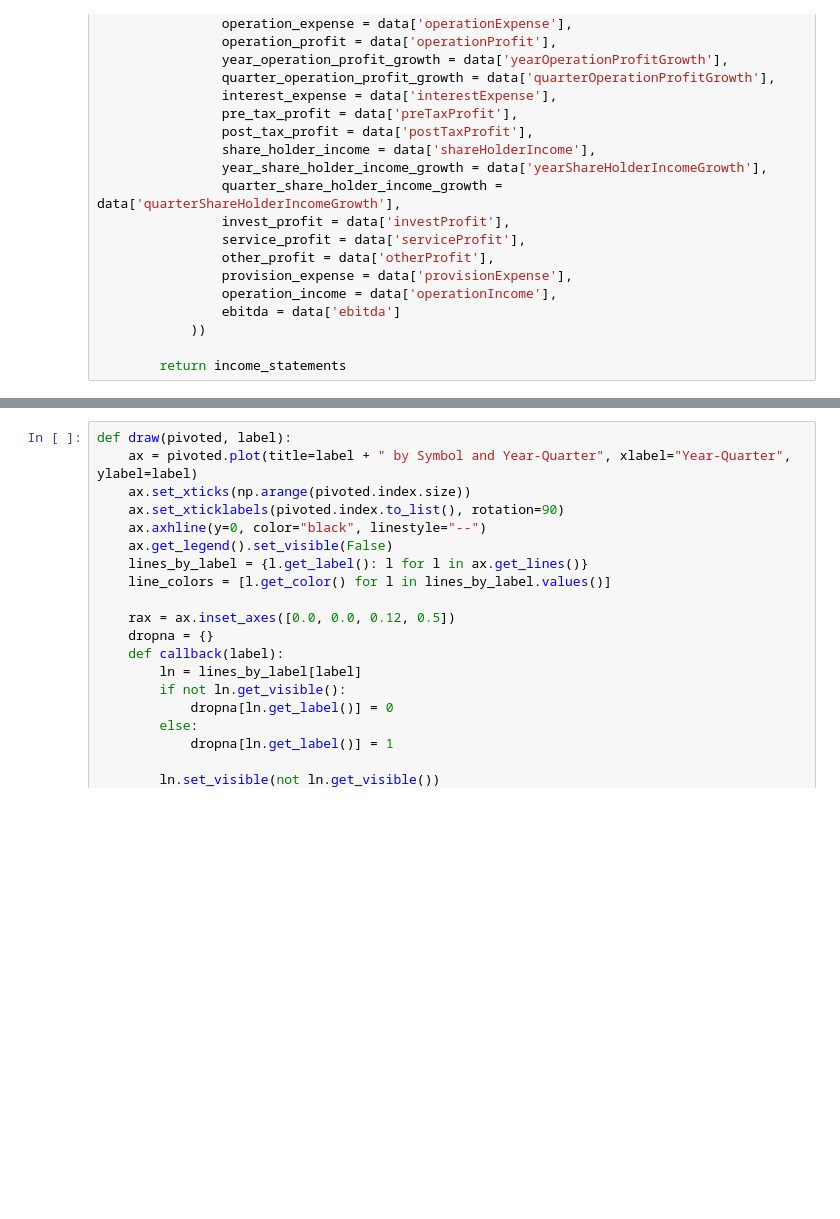
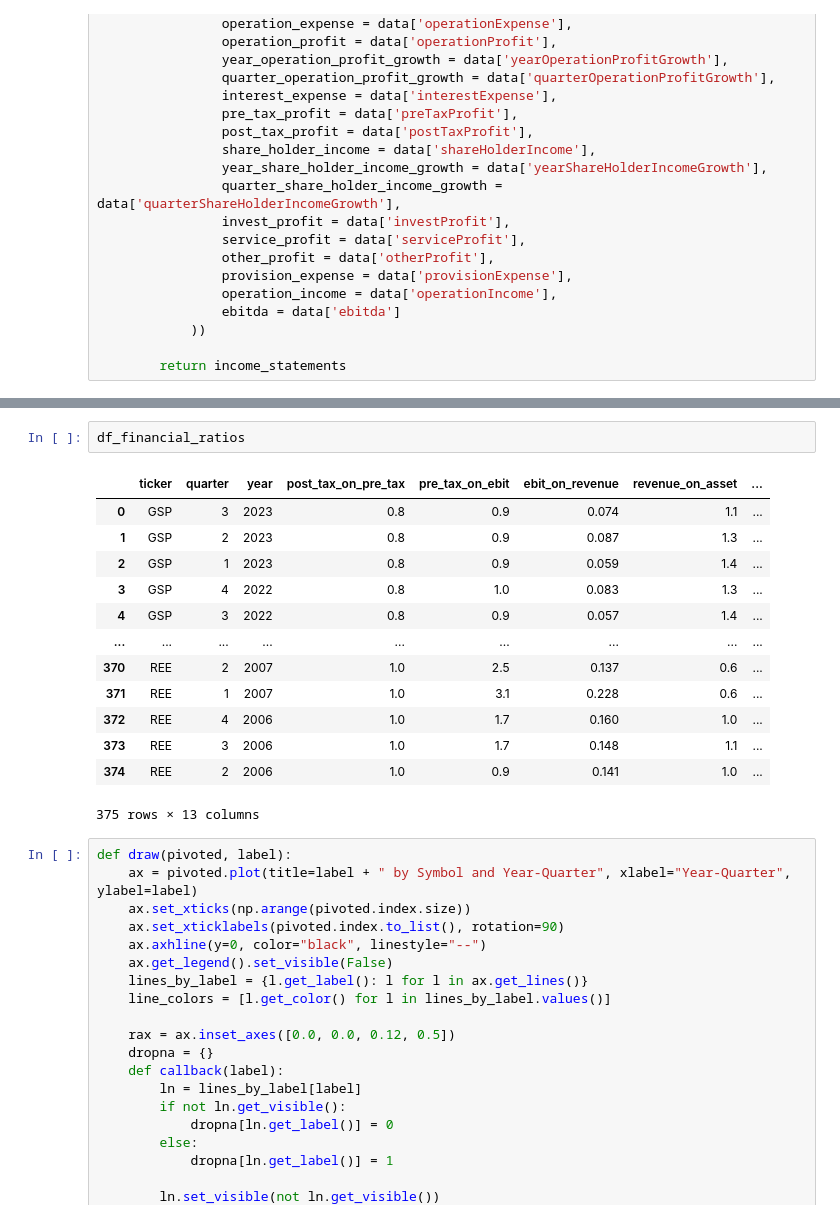
Before and after one commit to nohattee/finbreak, a Jupyter notebook: crawl.ipynb, the cells around one changed output, grey strips where cells are left out. Drawn from its saved outputs; the diff is of its cells as text; blank space fills up the shorter version.

Commit message:
add ticker

```diff
--- a/crawl.ipynb
+++ b/crawl.ipynb
@@ -192,3 +178,19 @@ utilities
+# %%
+df_financial_ratios
+# %% [output]
+|  | ticker | quarter | year | post_tax_on_pre_tax | pre_tax_on_ebit | ebit_on_revenue | revenue_on_asset | ... |
+| 0 | GSP | 3 | 2023 | 0.8 | 0.9 | 0.074 | 1.1 | ... |
+| 1 | GSP | 2 | 2023 | 0.8 | 0.9 | 0.087 | 1.3 | ... |
+| 2 | GSP | 1 | 2023 | 0.8 | 0.9 | 0.059 | 1.4 | ... |
+| 3 | GSP | 4 | 2022 | 0.8 | 1.0 | 0.083 | 1.3 | ... |
+| 4 | GSP | 3 | 2022 | 0.8 | 0.9 | 0.057 | 1.4 | ... |
+| ... | ... | ... | ... | ... | ... | ... | ... | ... |
+| 370 | REE | 2 | 2007 | 1.0 | 2.5 | 0.137 | 0.6 | ... |
+| 371 | REE | 1 | 2007 | 1.0 | 3.1 | 0.228 | 0.6 | ... |
+| 372 | REE | 4 | 2006 | 1.0 | 1.7 | 0.160 | 1.0 | ... |
+| 373 | REE | 3 | 2006 | 1.0 | 1.7 | 0.148 | 1.1 | ... |
+| 374 | REE | 2 | 2006 | 1.0 | 0.9 | 0.141 | 1.0 | ... |
+375 rows × 13 columns
 # %%
 def draw(pivoted, label):
     ax = pivoted.plot(title=label + " by Symbol and Year-Quarter", xlabel="Year-Quarter", ylabel=label)
```
Also changed, not shown: parts of 3 cells of this notebook.
